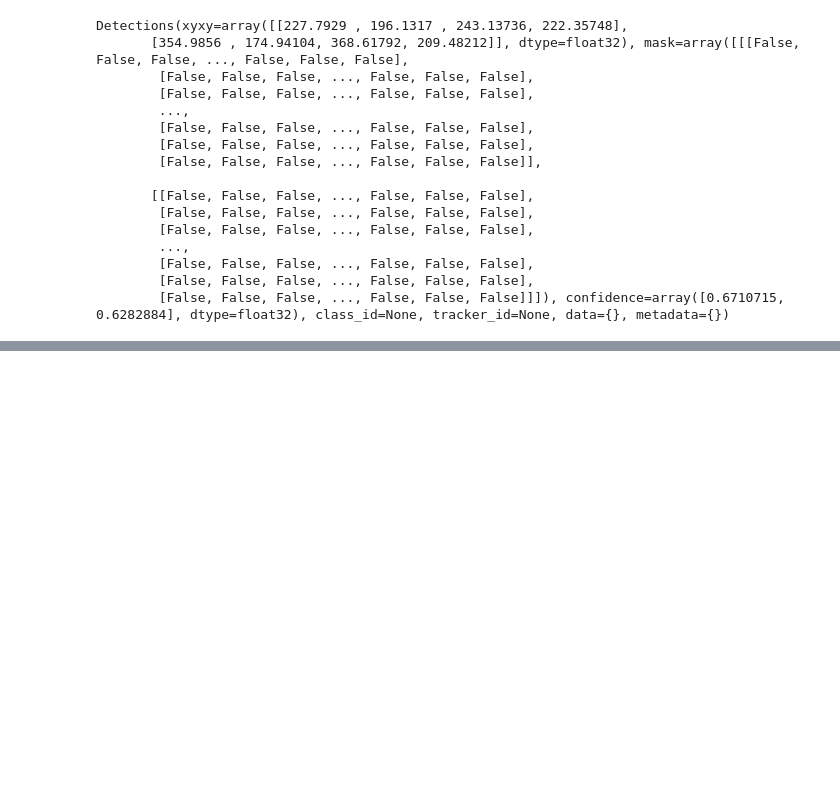
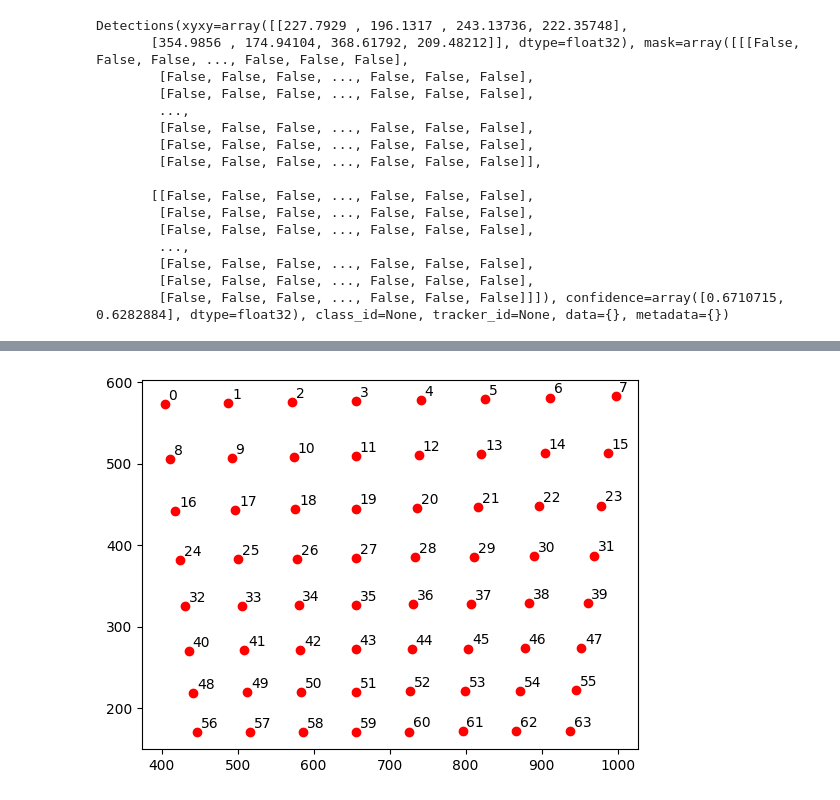
Before and after one commit to schumannc/chess-detection, a Jupyter notebook: notebooks/02_piece_detection.ipynb, the cells around one changed output, grey strips where cells are left out. Cells and saved outputs as stored; diff of their text form; code cells hidden in the pictures; blank space fills up the shorter version.

```diff
--- a/notebooks/02_piece_detection.ipynb
+++ b/notebooks/02_piece_detection.ipynb
@@ -118,0 +141,8 @@ Detections(xyxy=array([[227.7929 , 196.1317 , 243.13736, 222.35748],
+# %%
+from matplotlib import pyplot as plt
+
+for n, (x, y) in enumerate(centers):
+    plt.plot(x, y, 'ro')
+    plt.text(x + 5, y + 5, str(n), color='black')
+# %% [output]
+[figure, added]
```
Also changed, not shown: parts of 3 cells of this notebook, 8 other files.
